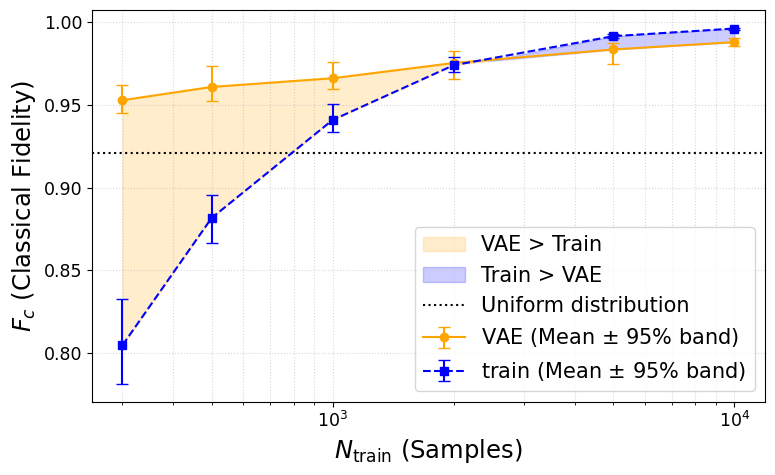
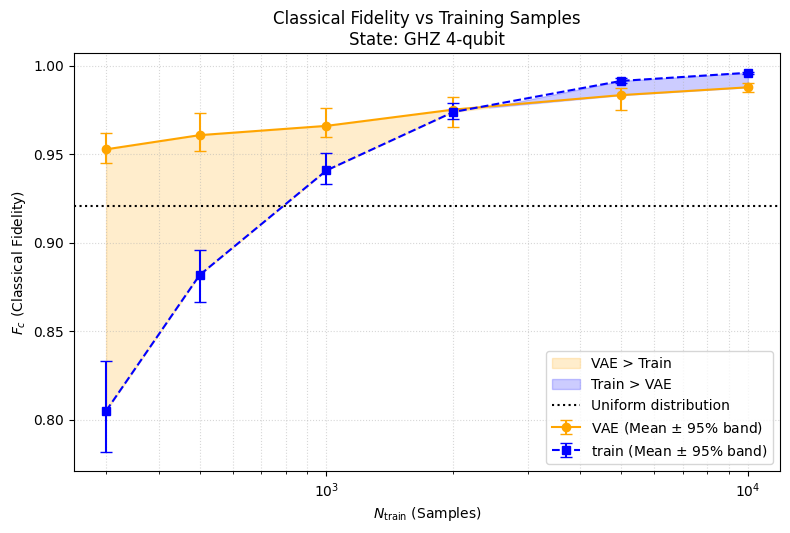
The notebook cell's code change between the first figure and the second:
--- before
+++ after
@@ -62,5 +62,5 @@
 
 # -- title --
-# plt.title(f'Classical Fidelity vs Training Samples\nState: GHZ 4-qubit')
+plt.title(f'Classical Fidelity vs Training Samples\nState: GHZ 4-qubit')
 
 # -- save fig --

Commit: figs drive cleaning